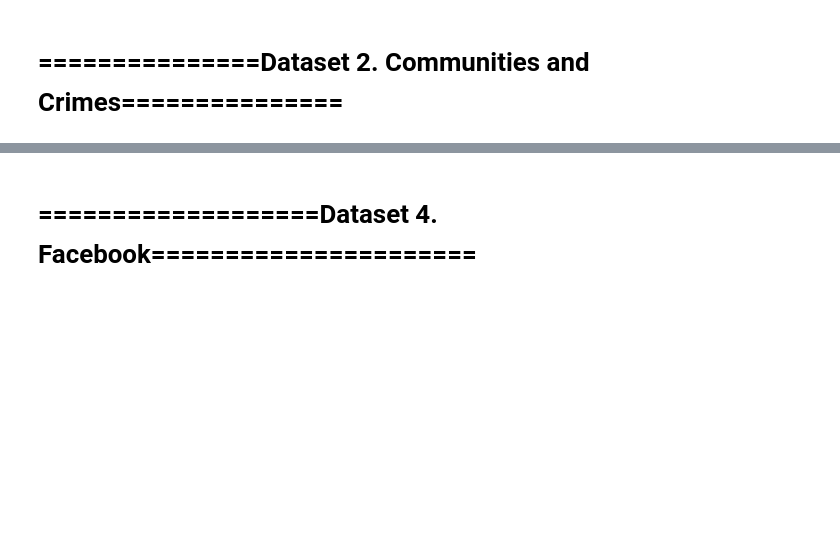
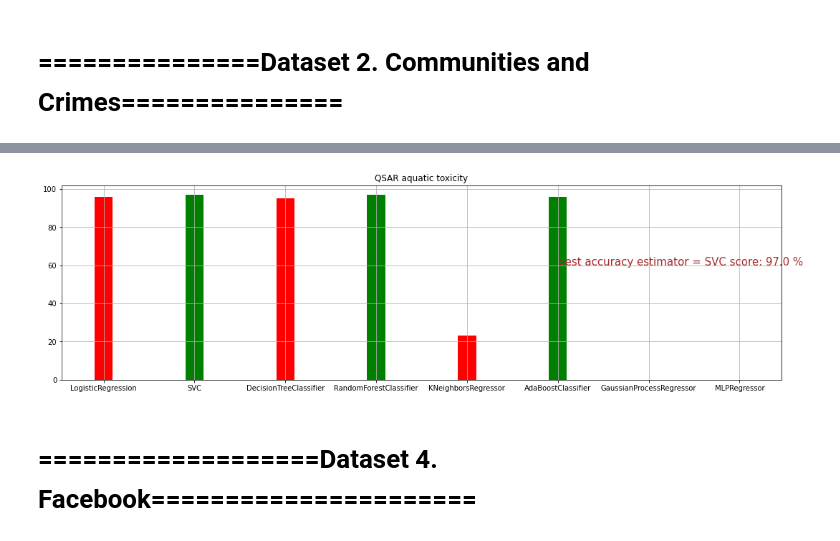
Before and after one commit to weilien717/Machine-Learning-with-scikit-learn-and-real-life-data, a Jupyter notebook: default/RegressionModels.ipynb, the cells around one changed output, grey strips where cells are left out. Drawn from its saved outputs; the diff is of its cells as text; code cells hidden in the pictures; blank space fills up the shorter version.

```diff
--- a/default/RegressionModels.ipynb
+++ b/default/RegressionModels.ipynb
@@ -134,23 +335,29 @@ FileNotFoundError: [Errno 2] No such file or directory: 'attributes.txt'
 #getting the default dataset
 #aquaticToxicity
 #since the data does not have label, so using the data description we have to label the data
-aquaticToxicity = pd.read_csv('qsar_aquatic_toxicity.csv',sep=';',names=["TPSA(Tot)","SAacc","H-050","MLOGP","RDCHI","GATS1p","nN","C-040","LC50"])
-# checking if data has any illegal values
-print(aquaticToxicity.isnull().sum())
+aquaticToxicity = pd.read_csv('resources2/qsar_aquatic_toxicity.csv',sep=';',names=["TPSA(Tot)","SAacc","H-050","MLOGP","RDCHI","GATS1p","nN","C-040","LC50"])
 
 
-#aquaticToxicity
-#
-# finding the correlation matrix among the variables
-aqauticToxicity_corr = aquaticToxicity.corr()
-#aqauticToxicity_corr
+X = aquaticToxicity.drop('LC50', axis='columns')
+aquaticToxicity['LC50'] = encoder.fit_transform(aquaticToxicity['LC50'])
+y = aquaticToxicity['LC50']
+X['TPSA(Tot)'] = encoder.fit_transform(X['TPSA(Tot)'])
+X['SAacc'] = encoder.fit_transform(X['SAacc'])
+X['H-050'] = encoder.fit_transform(X['H-050'])
+X['MLOGP'] = encoder.fit_transform(X['MLOGP'])
+X['RDCHI'] = encoder.fit_transform(X['RDCHI'])
+X['GATS1p'] = encoder.fit_transform(X['GATS1p'])
+X['nN'] = encoder.fit_transform(X['nN'])
+y_lis = []
+for ele in y:
+    if ele < 500:
+        y_lis.append(1)
+    else:
+        y_lis.append(0)
+y = np.array(y_lis)
+display(aquaticToxicity)
+print('X: after encoding')
+display(X)
 
-# choosing the features whose correlation value is more 0.05
-aqauticToxicity_AbsCorr = aqauticToxicity_corr['LC50'].abs()
-mainFeaturs= aqauticToxicity_AbsCorr[aqauticToxicity_AbsCorr > 0.05].index.values.tolist()
-#Creating the final dataset and spliting the data into training and testing datasets
-
-qx = aquaticToxicity[mainFeaturs]
-qy = aquaticToxicity['LC50']
-qx_train,qx_test,qy_train,qy_test = train_test_split(qx,qy,test_size=0.33,random_state=0)
+X_trn_QSAR,X_tst_QSAR,y_trn_QSAR,y_tst_QSAR = separateData(X,y)
 # %% [output]
@@ -166,0 +391,4 @@ dtype: int64
+# %%
+%%time
+QSAR_estimators, QSAR_scores = train_with_all_classifier(X_trn_QSAR, y_trn_QSAR,
+                                                                 'QSAR', X_tst_QSAR,y_tst_QSAR)
@@ -167,3 +413,7 @@ dtype: int64
+# %%
+plotBarGraph(QSAR_scores, 'QSAR aquatic toxicity')
+# %% [output]
+[figure, added]
 # %% [markdown]
 # ===================Dataset 4. Facebook======================
 # %%
```
Also changed, not shown: parts of 47 cells of this notebook.
